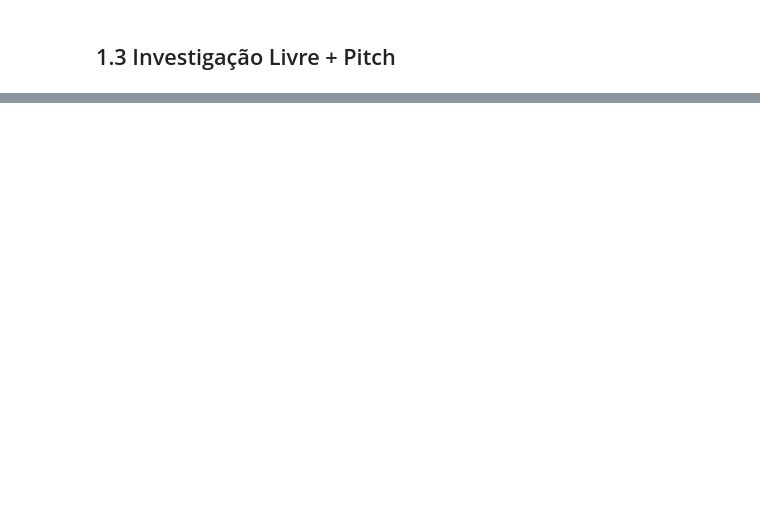
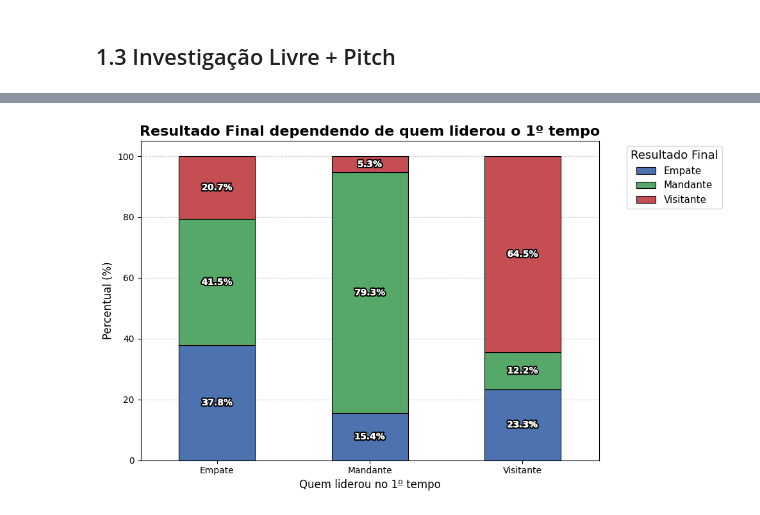
Before and after one commit to Milanz505/Lab2-DataScience, a Jupyter notebook: Lab2-DataScience-main/atividade.ipynb, the cells around one changed output, grey strips where cells are left out. Saved outputs shown, nothing was run; the diff lists cells and outputs as text; code cells hidden in the pictures; blank space fills up the shorter version.

```diff
--- a/Lab2-DataScience-main/atividade.ipynb
+++ b/Lab2-DataScience-main/atividade.ipynb
@@ -214,0 +351,57 @@ O resultado é significativo E relevante?
+# %%
+# Gráfico aplicado com princípios de design visual
+
+# Percentual de resultados finais por quem liderou no 1º tempo
+tabela = pd.crosstab(df_validos['lider_1_tempo'], df_validos['vencedor'], normalize='index') * 100
+
+# Cores
+cores = ['#4c72b0',  # Azul escuro → Mandante
+         '#55a868',  # Verde → Empate
+         '#c44e52']  # Vermelho suave → Visitante
+
+# Criar figura
+fig, ax = plt.subplots(figsize=(10,6))
+
+# Plot de barras empilhadas
+tabela.plot(kind='bar', stacked=True, ax=ax, color=cores, edgecolor='black', linewidth=0.8)
+
+# Título e labels
+ax.set_title('Resultado Final dependendo de quem liderou o 1º tempo', fontsize=16, weight='bold')
+ax.set_xlabel('Quem liderou no 1º tempo', fontsize=12)
+ax.set_ylabel('Percentual (%)', fontsize=12)
+
+# Legenda
+ax.legend(title='Resultado Final', bbox_to_anchor=(1.05, 1), loc='upper left', fontsize=11, title_fontsize=13)
+
+# deixar só linhas horizontais leves
+ax.grid(axis='y', linestyle='--', alpha=0.5)
+ax.set_axisbelow(True)
+
+# Rotação dos rótulos do eixo x
+plt.xticks(rotation=0)
+
+# Adicionar valores dentro das barras com contorno mais grosso
+for i, row in enumerate(tabela.values):
+    bottom = 0
+    for value in row:
+        if value > 0:
+            txt = ax.text(i, bottom + value/2, f'{value:.1f}%', ha='center', va='center',
+                          color='white', fontweight='bold', fontsize=10)
+            # Contorno preto mais grosso
+            txt.set_path_effects([path_effects.Stroke(linewidth=3, foreground='black'),  # Aumentado
+                                  path_effects.Normal()])
+        bottom += value
+
+# Adicionar valores dentro das barras com contraste e legibilidade
+for i, row in enumerate(tabela.values):
+    bottom = 0
+    for value in row:
+        if value > 0:  # só colocar texto se houver valor
+            ax.text(i, bottom + value/2, f'{value:.1f}%', ha='center', va='center',
+                    color='white', fontweight='bold', fontsize=10)
+        bottom += value
+
+plt.tight_layout()
+plt.show()
+# %% [output]
+[figure, added]
```
Also changed, not shown: parts of 5 cells of this notebook.
